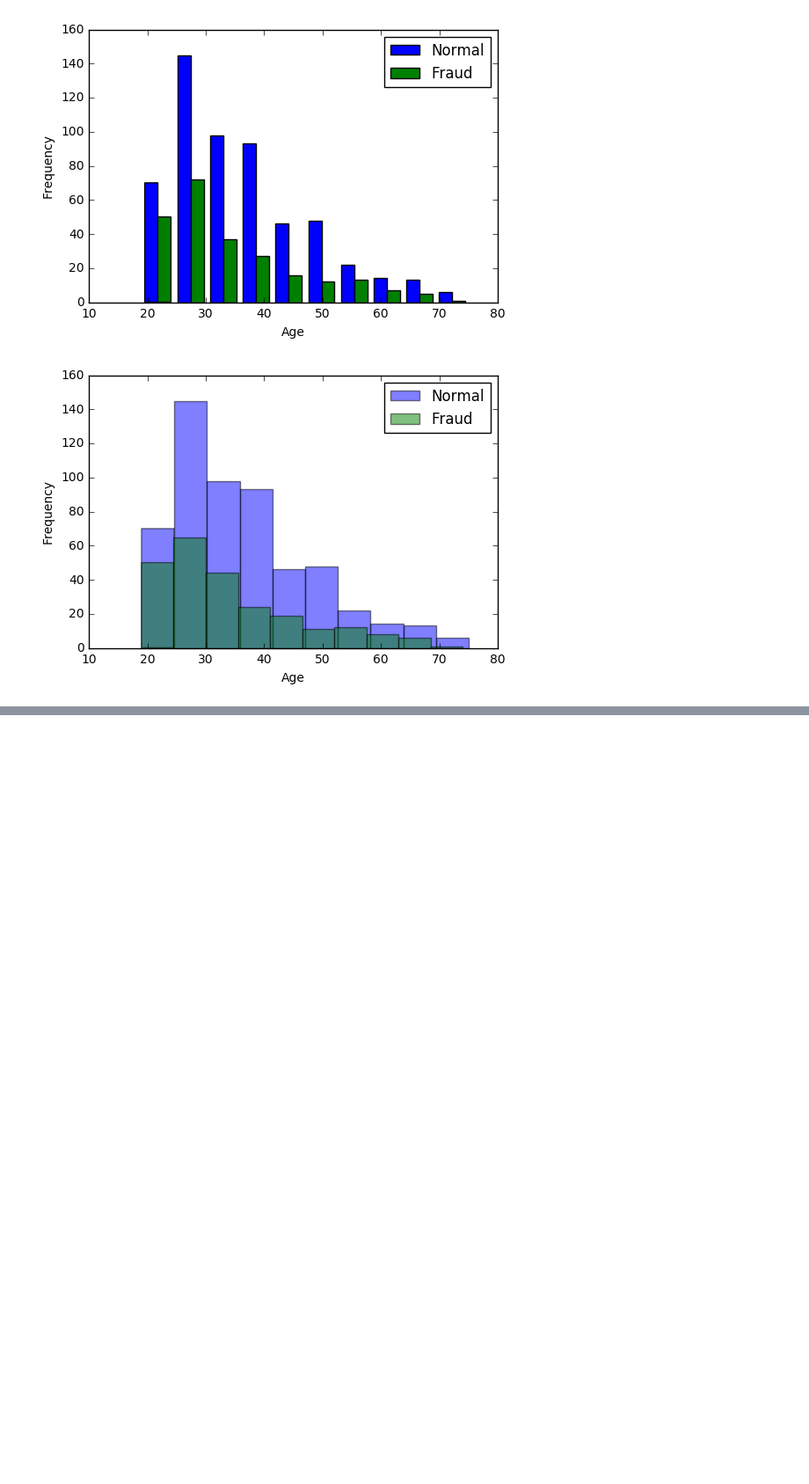
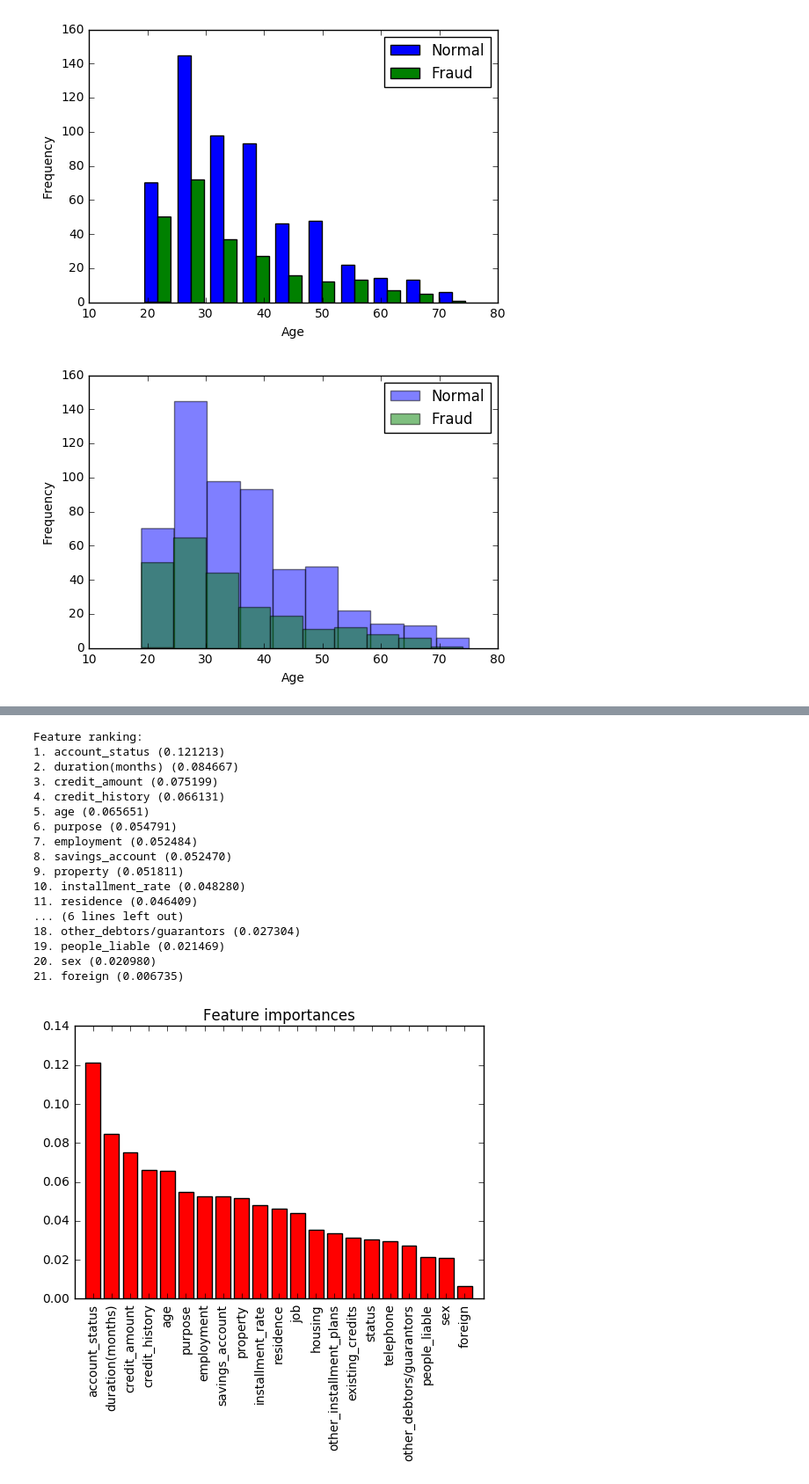
Before and after one commit to jonerra/German_Credit, a Jupyter notebook: Exercise 1 - CIS 628.ipynb, the cells around one changed output, grey strips where cells are left out. Shown: that part at 88% size. Saved outputs shown, nothing was run; the diff lists cells and outputs as text; code cells hidden in the pictures; blank space fills up the shorter version.

```diff
--- a/Exercise 1 - CIS 628.ipynb
+++ b/Exercise 1 - CIS 628.ipynb
@@ -74,0 +111,50 @@ fraud                  0.010128  1.000000
+# %%
+# Our variables for the classification task
+X = np.array(numdf.drop(['fraud'], 1))
+y = np.array(numdf['fraud'])
+
+# Build a forest and compute the feature importances
+forest = ExtraTreesClassifier(n_estimators=250,
+                              random_state=0)
+
+forest.fit(X, y)
+importances = forest.feature_importances_
+indices = np.argsort(importances)[::-1]
+columns = []
+for i in indices:
+    name = numdf.columns[i]
+    columns.append(name)
+# print(columns)
+
+# Print the feature ranking
+print("Feature ranking:")
+
+for f in range(X.shape[1]):
+    print("%d. %s (%f)" % (f + 1, columns[f], importances[indices[f]]))
+
+# Plot the feature importances of the forest
+plt.figure()
+plt.title("Feature importances")
+plt.bar(range(X.shape[1]), importances[indices], color='r', align="center")
+plt.xticks(range(X.shape[1]), columns, rotation='90')
+plt.xlim([-1, X.shape[1]])
+plt.show()
+# %% [output]
+Feature ranking:
+1. account_status (0.121213)
+2. duration(months) (0.084667)
+3. credit_amount (0.075199)
+4. credit_history (0.066131)
+5. age (0.065651)
+6. purpose (0.054791)
+7. employment (0.052484)
+8. savings_account (0.052470)
+9. property (0.051811)
+10. installment_rate (0.048280)
+11. residence (0.046409)
+... (6 lines left out)
+18. other_debtors/guarantors (0.027304)
+19. people_liable (0.021469)
+20. sex (0.020980)
+21. foreign (0.006735)
+[figure, added]
```
Also changed, not shown: parts of 6 cells of this notebook, 2 other files.
